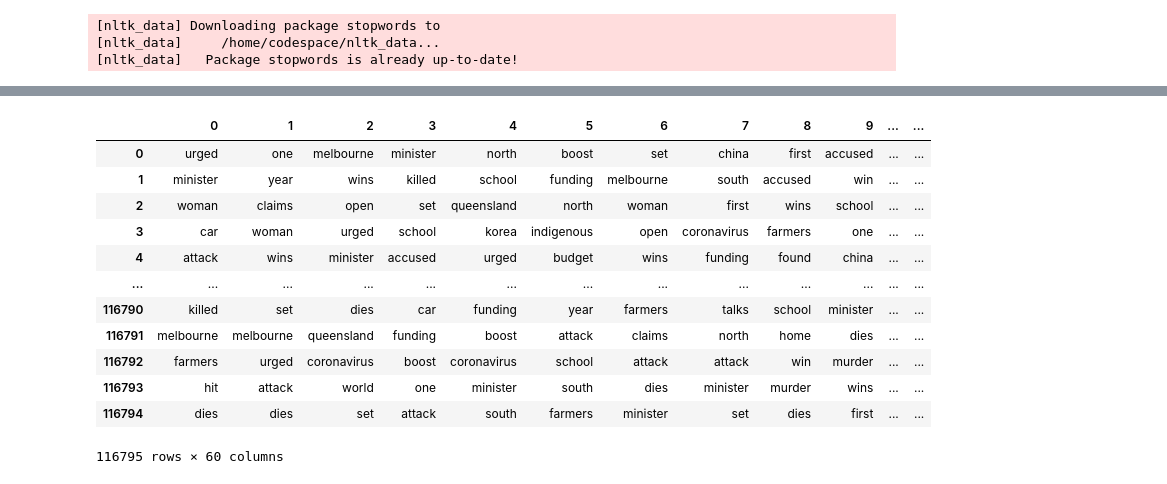
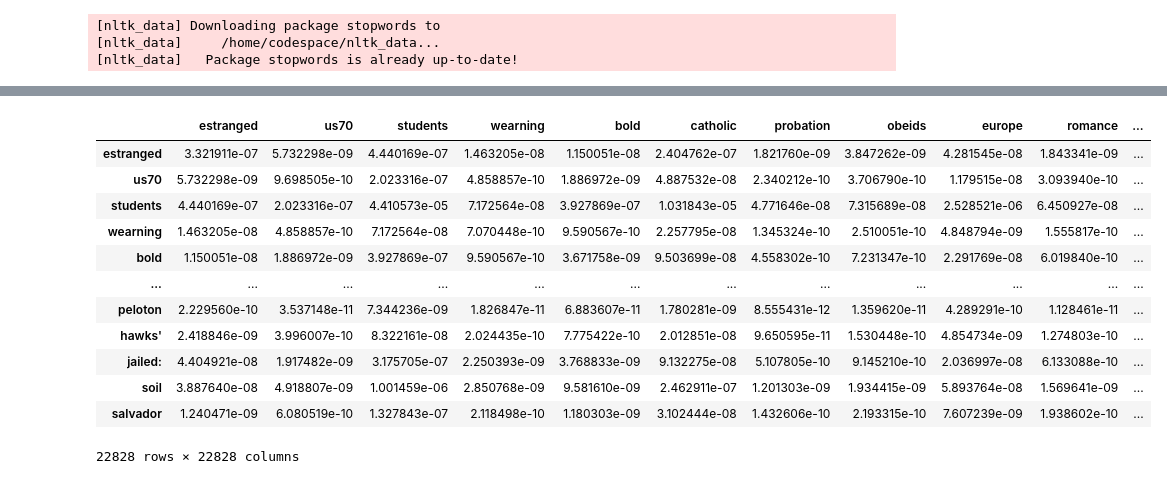
Before and after one commit to Using-Namespace-System/DensePMIWordVectors, a Jupyter notebook: notebooks/document-term-matrix.ipynb, the cells around one changed output, grey strips where cells are left out. Drawn from its saved outputs; the diff is of its cells as text; code cells hidden in the pictures.

```diff
--- a/notebooks/document-term-matrix.ipynb
+++ b/notebooks/document-term-matrix.ipynb
@@ -125,17 +134,25 @@ svd_terms_visualizatinon
 # %%
-terms_df = pd.DataFrame(np.argsort(normalized_terms).T)
-terms_df.applymap(dictionary_lookup.get)
+#terms_df = pd.DataFrame(np.argsort(normalized_terms).T)
+#terms_df.applymap(dictionary_lookup.get)
+
+similarity =  normalized_terms.T @ normalized_terms
-# %% [output]
-|  | 0 | 1 | 2 | 3 | 4 | 5 | 6 | 7 | 8 | 9 | ... | ... |
-| 0 | urged | one | melbourne | minister | north | boost | set | china | first | accused | ... | ... |
-| 1 | minister | year | wins | killed | school | funding | melbourne | south | accused | win | ... | ... |
-| 2 | woman | claims | open | set | queensland | north | woman | first | wins | school | ... | ... |
-| 3 | car | woman | urged | school | korea | indigenous | open | coronavirus | farmers | one | ... | ... |
-| 4 | attack | wins | minister | accused | urged | budget | wins | funding | found | china | ... | ... |
-| ... | ... | ... | ... | ... | ... | ... | ... | ... | ... | ... | ... | ... |
-| 116790 | killed | set | dies | car | funding | year | farmers | talks | school | minister | ... | ... |
-| 116791 | melbourne | melbourne | queensland | funding | boost | attack | claims | north | home | dies | ... | ... |
-| 116792 | farmers | urged | coronavirus | boost | coronavirus | school | attack | attack | win | murder | ... | ... |
-| 116793 | hit | attack | world | one | minister | south | dies | minister | murder | wins | ... | ... |
-| 116794 | dies | dies | set | attack | south | farmers | minister | set | dies | first | ... | ... |
-116795 rows × 60 columns
+# %%
+similarity_matrix = pd.DataFrame(similarity, index = words, columns = words)
+
+#similarity_matrix.sort_values(by='angels', ascending=False)
+
+similarity_matrix
+# %% [output]
+|  | estranged | us70 | students | wearning | bold | catholic | probation | obeids | europe | romance | ... |
+| estranged | 3.321911e-07 | 5.732298e-09 | 4.440169e-07 | 1.463205e-08 | 1.150051e-08 | 2.404762e-07 | 1.821760e-09 | 3.847262e-09 | 4.281545e-08 | 1.843341e-09 | ... |
+| us70 | 5.732298e-09 | 9.698505e-10 | 2.023316e-07 | 4.858857e-10 | 1.886972e-09 | 4.887532e-08 | 2.340212e-10 | 3.706790e-10 | 1.179515e-08 | 3.093940e-10 | ... |
+| students | 4.440169e-07 | 2.023316e-07 | 4.410573e-05 | 7.172564e-08 | 3.927869e-07 | 1.031843e-05 | 4.771646e-08 | 7.315689e-08 | 2.528521e-06 | 6.450927e-08 | ... |
+| wearning | 1.463205e-08 | 4.858857e-10 | 7.172564e-08 | 7.070448e-10 | 9.590567e-10 | 2.257795e-08 | 1.345324e-10 | 2.510051e-10 | 4.848794e-09 | 1.555817e-10 | ... |
+| bold | 1.150051e-08 | 1.886972e-09 | 3.927869e-07 | 9.590567e-10 | 3.671758e-09 | 9.503699e-08 | 4.558302e-10 | 7.231347e-10 | 2.291769e-08 | 6.019840e-10 | ... |
+| ... | ... | ... | ... | ... | ... | ... | ... | ... | ... | ... | ... |
+| peloton | 2.229560e-10 | 3.537148e-11 | 7.344236e-09 | 1.826847e-11 | 6.883607e-11 | 1.780281e-09 | 8.555431e-12 | 1.359620e-11 | 4.289291e-10 | 1.128461e-11 | ... |
+| hawks' | 2.418846e-09 | 3.996007e-10 | 8.322161e-08 | 2.024435e-10 | 7.775422e-10 | 2.012851e-08 | 9.650595e-11 | 1.530448e-10 | 4.854734e-09 | 1.274803e-10 | ... |
+| jailed: | 4.404921e-08 | 1.917482e-09 | 3.175705e-07 | 2.250393e-09 | 3.768833e-09 | 9.132275e-08 | 5.107805e-10 | 9.145210e-10 | 2.036997e-08 | 6.133088e-10 | ... |
+| soil | 3.887640e-08 | 4.918807e-09 | 1.001459e-06 | 2.850768e-09 | 9.581610e-09 | 2.462911e-07 | 1.201303e-09 | 1.934415e-09 | 5.893764e-08 | 1.569641e-09 | ... |
+| salvador | 1.240471e-09 | 6.080519e-10 | 1.327843e-07 | 2.118498e-10 | 1.180303e-09 | 3.102444e-08 | 1.432606e-10 | 2.193315e-10 | 7.607239e-09 | 1.938602e-10 | ... |
+22828 rows × 22828 columns
```
Also changed, not shown: parts of 6 cells of this notebook.
